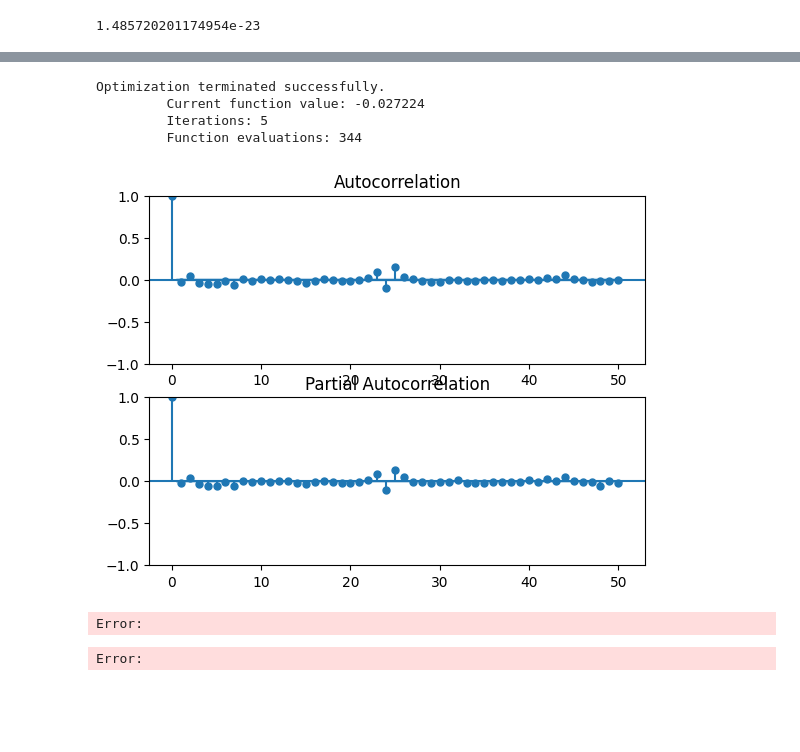
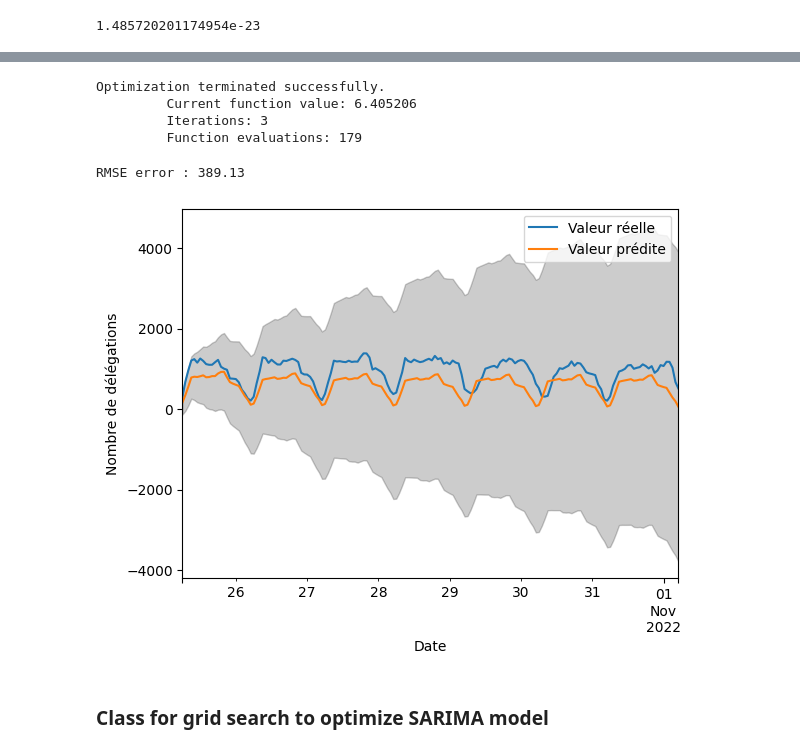
Before and after one commit to chrisahn99/eCSpress, a Jupyter notebook: notebooks/sarima.ipynb, the cells around one changed output, grey strips where cells are left out. Drawn from its saved outputs; the diff is of its cells as text; code cells hidden in the pictures; blank space fills up the shorter version.

```diff
--- a/notebooks/sarima.ipynb
+++ b/notebooks/sarima.ipynb
@@ -103,20 +91,48 @@ pvalue
 p,q,d=1,1,1
 seasonal = (1,1,1,24)
 
+_, _, y_train, y_test = timeseries_train_test_split(X=ce_df[variable], y=ce_df[variable])
+steps_ahead = len(y_test)
+
+
 model = sm.tsa.statespace.SARIMAX(
-    y,order=(p,q,d),seasonal_order=seasonal,enforce_stationarity=False,enforce_invertibility=False
+    y_train, order=(p,q,d), seasonal_order=seasonal, enforce_stationarity=False, enforce_invertibility=False
 ).fit(max_iter=50, method='powell')
-res = model.resid
-fig, ax = plt.subplots(2,1)
-fig = sm.graphics.tsa.plot_acf(res, lags=50, ax=ax[0])
-fig = sm.graphics.tsa.plot_pacf(res, lags=50, ax=ax[1])
-plt.show()
 # %% [output]
 Optimization terminated successfully.
-         Current function value: -0.027224
-         Iterations: 5
-         Function evaluations: 344
+         Current function value: 6.405206
+         Iterations: 3
+         Function evaluations: 179
-[figure, removed]
+# %%
+y_test = y_test.iloc[:steps_ahead]
+pred = model.get_forecast(steps=steps_ahead)
+pred_ci = pred.conf_int()
+pred_mean = pred.predicted_mean
+pred_mean = pred_mean.rename("Débit horaire")
+RMSE = round(get_rmse(y_test, pred_mean), 2)
+
+print(f"RMSE error : {RMSE}")
+
+ax = y_test.plot(label='Valeur réelle')
+pred_mean.plot(ax = ax, label='Valeur prédite')
+
+ax.fill_between(
+    pred_ci.index,
+    pred_ci.iloc[:,0],
+    pred_ci.iloc[:,1],
+    color='k',
+    alpha=0.2
+)
+
+plt.xlabel('Date')
+plt.ylabel('Nombre de délégations')
+plt.legend()
+plt.show()
+# %% [output]
+RMSE error : 389.13
+[figure, added]
+# %% [markdown]
+### Class for grid search to optimize SARIMA model
 # %%
 class ForecastingSARIMA:
     def __init__(self, train, test):
@@ -209,14 +228,3 @@ class ForecastingSARIMA:
         plt.show()
 
         return RMSE
-# %%
-# warnings.filterwarnings("ignore")
-
-sarima = ForecastingSARIMA(
-    train=y,
-    test=y
-)
-RMSE = sarima.forecast()
-# %% [output]
-Error:
-Error:
```
Also changed, not shown: parts of 17 cells of this notebook.
